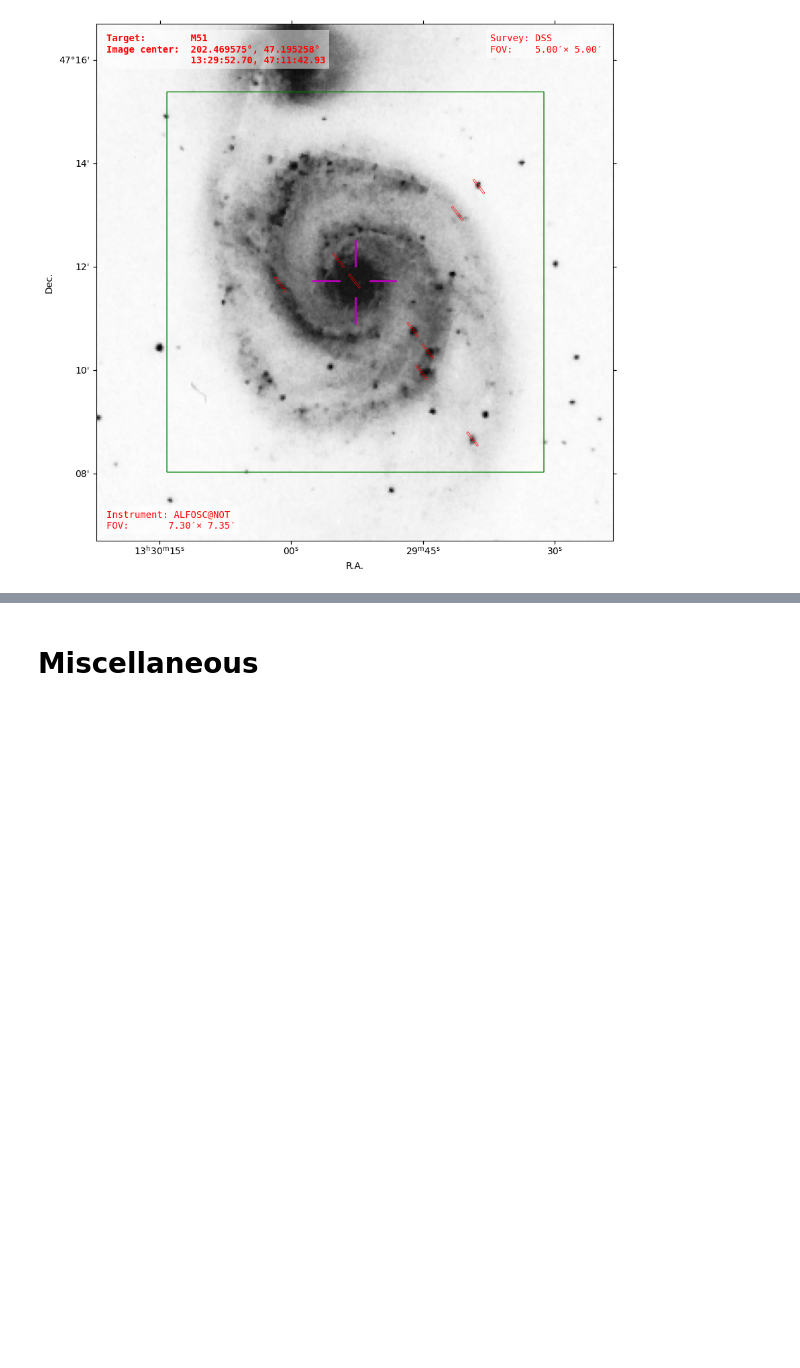
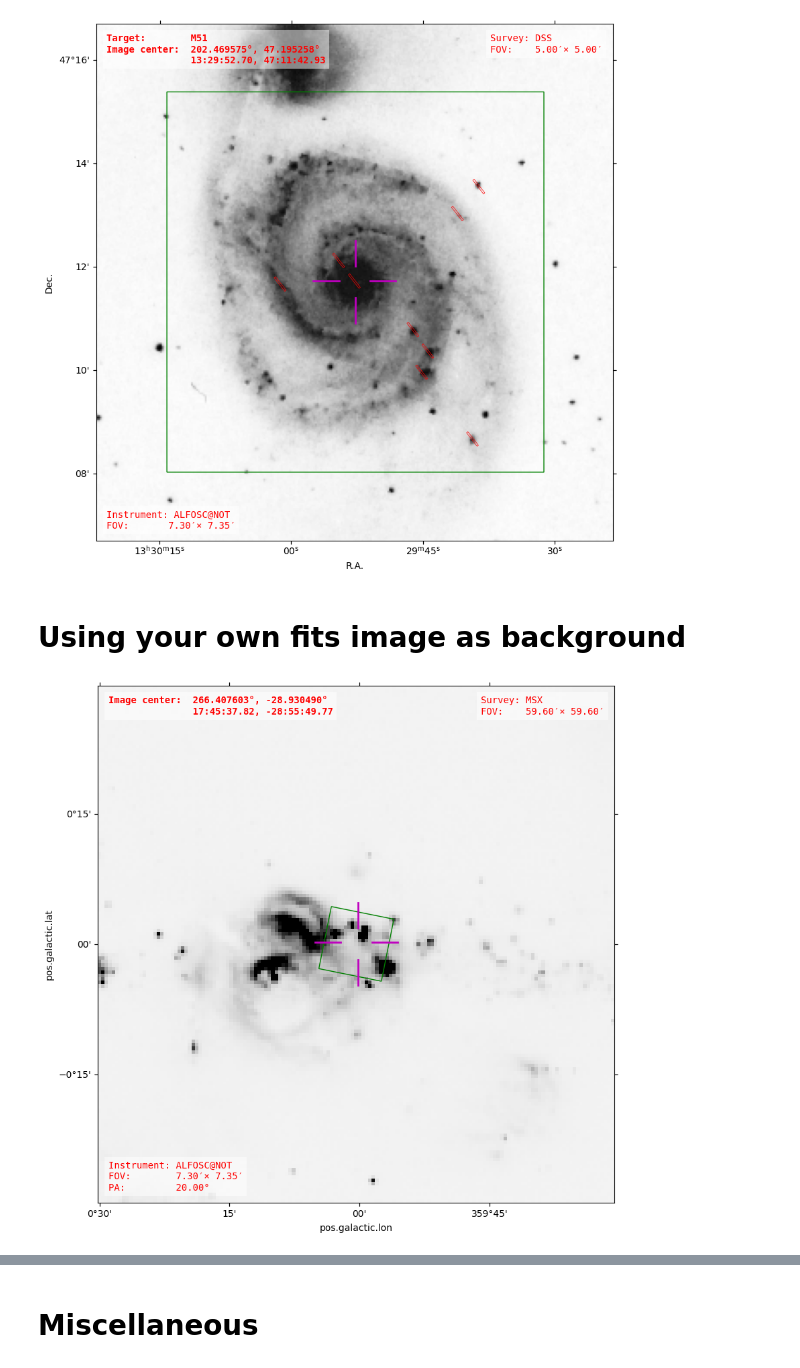
Before and after one commit to jikrant3/finder_charts, a Jupyter notebook: Example.ipynb, the cells around one changed output, grey strips where cells are left out. Saved outputs shown, nothing was run; the diff lists cells and outputs as text; code cells hidden in the pictures; blank space fills up the shorter version.

```diff
--- a/Example.ipynb
+++ b/Example.ipynb
@@ -254,3 +254,29 @@ chart.plot_slits(slits, ax, show_details=False)
 savefig("example_chart_6.jpg")
 # %% [output]
 [figure]
+# %% [markdown]
+# Using your own fits image as background
+# %%
+from astropy.utils.data import get_pkg_data_filename
+
+instrument_fov = InstrumentFOV(
+    name="ALFOSC@NOT",
+    shape="rectangle",
+    width=2048 * 0.2138 * u.arcsec,
+    height=2064 * 0.2138 * u.arcsec,
+    position_angle=20 * u.deg,
+)
+
+# Load your own .fits file with WCS
+# file_name = get_pkg_data_filename('galactic_center/gc_2mass_j.fits')
+file_name = get_pkg_data_filename('galactic_center/gc_msx_e.fits')
+
+chart = FinderChart(target)
+chart.load_image(file_name, survey_name='MSX')
+
+ax = chart.plot_image(vmin=-2.e-5, vmax=2.e-4)
+chart.plot_reticle(ax)
+chart.plot_instrument_fov(instrument_fov, ax)
+savefig("example_chart_7.pdf")
+# %% [output]
+[figure, added]
```
Also changed, not shown: parts of 2 cells of this notebook, 2 other files.
